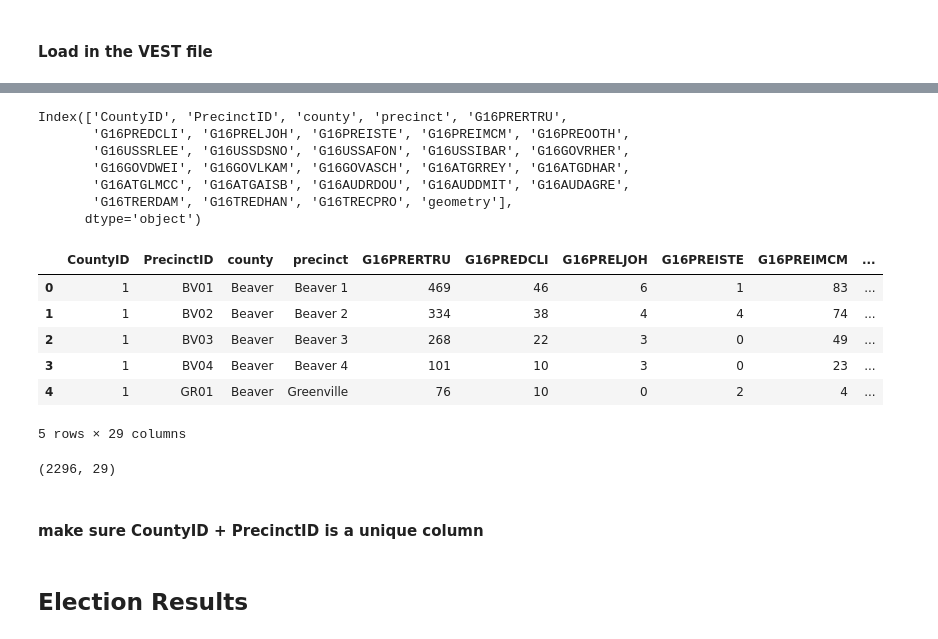
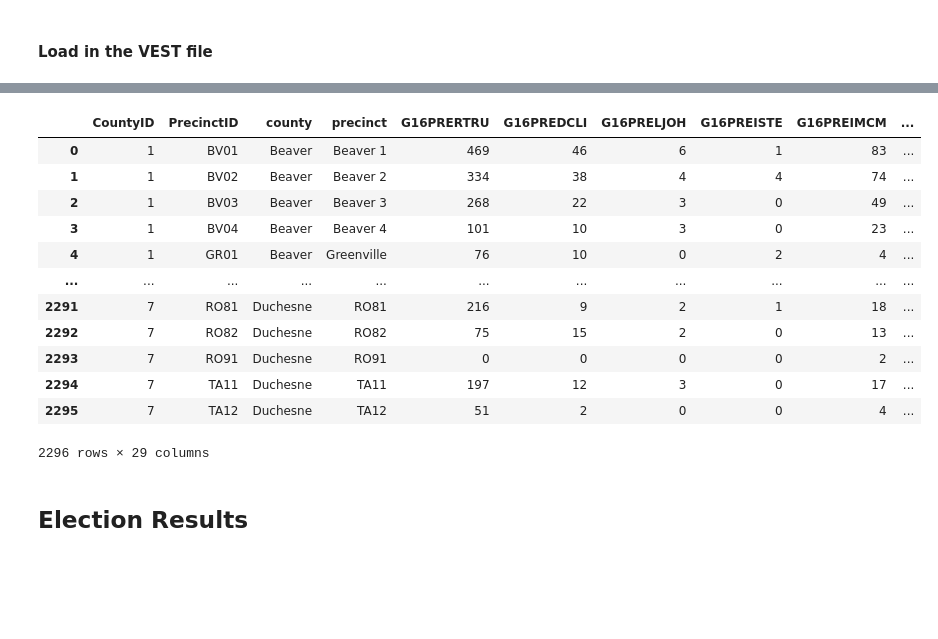
Before and after one commit to nonpartisan-redistricting-datahub/pdv-ut, a Jupyter notebook: vest-ut-2016/ut-vest-16-validation.ipynb, the cells around one changed output, grey strips where cells are left out. Drawn from its saved outputs; the diff is of its cells as text; code cells hidden in the pictures; blank space fills up the shorter version.

```diff
--- a/vest-ut-2016/ut-vest-16-validation.ipynb
+++ b/vest-ut-2016/ut-vest-16-validation.ipynb
@@ -30,4 +62,4 @@ The shapefile from the UGRC is of subprecincts, breaking down precincts in cases
 # %% [markdown]
 #### Load in the VEST file
 # %%
-ut_vest = gp.read_file("raw-from-source/ut_2016/ut_2016.shp")
+vest_ut_16 = gp.read_file("raw-from-source/VEST/ut_2016/ut_2016.shp")
@@ -56,26 +65,0 @@ ut_vest.boundary.plot()
-# %%
-ut_vest.columns
-# %% [output]
-Index(['CountyID', 'PrecinctID', 'county', 'precinct', 'G16PRERTRU',
-       'G16PREDCLI', 'G16PRELJOH', 'G16PREISTE', 'G16PREIMCM', 'G16PREOOTH',
-       'G16USSRLEE', 'G16USSDSNO', 'G16USSAFON', 'G16USSIBAR', 'G16GOVRHER',
-       'G16GOVDWEI', 'G16GOVLKAM', 'G16GOVASCH', 'G16ATGRREY', 'G16ATGDHAR',
-       'G16ATGLMCC', 'G16ATGAISB', 'G16AUDRDOU', 'G16AUDDMIT', 'G16AUDAGRE',
-       'G16TRERDAM', 'G16TREDHAN', 'G16TRECPRO', 'geometry'],
-      dtype='object')
-# %%
-ut_vest.head(5)
-# %% [output]
-|  | CountyID | PrecinctID | county | precinct | G16PRERTRU | G16PREDCLI | G16PRELJOH | G16PREISTE | G16PREIMCM | ... |
-| 0 | 1 | BV01 | Beaver | Beaver 1 | 469 | 46 | 6 | 1 | 83 | ... |
-| 1 | 1 | BV02 | Beaver | Beaver 2 | 334 | 38 | 4 | 4 | 74 | ... |
-| 2 | 1 | BV03 | Beaver | Beaver 3 | 268 | 22 | 3 | 0 | 49 | ... |
-| 3 | 1 | BV04 | Beaver | Beaver 4 | 101 | 10 | 3 | 0 | 23 | ... |
-| 4 | 1 | GR01 | Beaver | Greenville | 76 | 10 | 0 | 2 | 4 | ... |
-5 rows × 29 columns
-# %%
-ut_vest.shape
-# %% [output]
-(2296, 29)
-# %% [markdown]
-#### make sure CountyID + PrecinctID is a unique column
@@ -85,0 +66,16 @@ assert(len(ut_vest['uniqueid']) == len(ut_vest['uniqueid'].unique()))
+# %%
+vest_ut_16
+# %% [output]
+|  | CountyID | PrecinctID | county | precinct | G16PRERTRU | G16PREDCLI | G16PRELJOH | G16PREISTE | G16PREIMCM | ... |
+| 0 | 1 | BV01 | Beaver | Beaver 1 | 469 | 46 | 6 | 1 | 83 | ... |
+| 1 | 1 | BV02 | Beaver | Beaver 2 | 334 | 38 | 4 | 4 | 74 | ... |
+| 2 | 1 | BV03 | Beaver | Beaver 3 | 268 | 22 | 3 | 0 | 49 | ... |
+| 3 | 1 | BV04 | Beaver | Beaver 4 | 101 | 10 | 3 | 0 | 23 | ... |
+| 4 | 1 | GR01 | Beaver | Greenville | 76 | 10 | 0 | 2 | 4 | ... |
+| ... | ... | ... | ... | ... | ... | ... | ... | ... | ... | ... |
+| 2291 | 7 | RO81 | Duchesne | RO81 | 216 | 9 | 2 | 1 | 18 | ... |
+| 2292 | 7 | RO82 | Duchesne | RO82 | 75 | 15 | 2 | 0 | 13 | ... |
+| 2293 | 7 | RO91 | Duchesne | RO91 | 0 | 0 | 0 | 0 | 2 | ... |
+| 2294 | 7 | TA11 | Duchesne | TA11 | 197 | 12 | 3 | 0 | 17 | ... |
+| 2295 | 7 | TA12 | Duchesne | TA12 | 51 | 2 | 0 | 0 | 4 | ... |
+2296 rows × 29 columns
```
Also changed, not shown: parts of 180 cells of this notebook.
